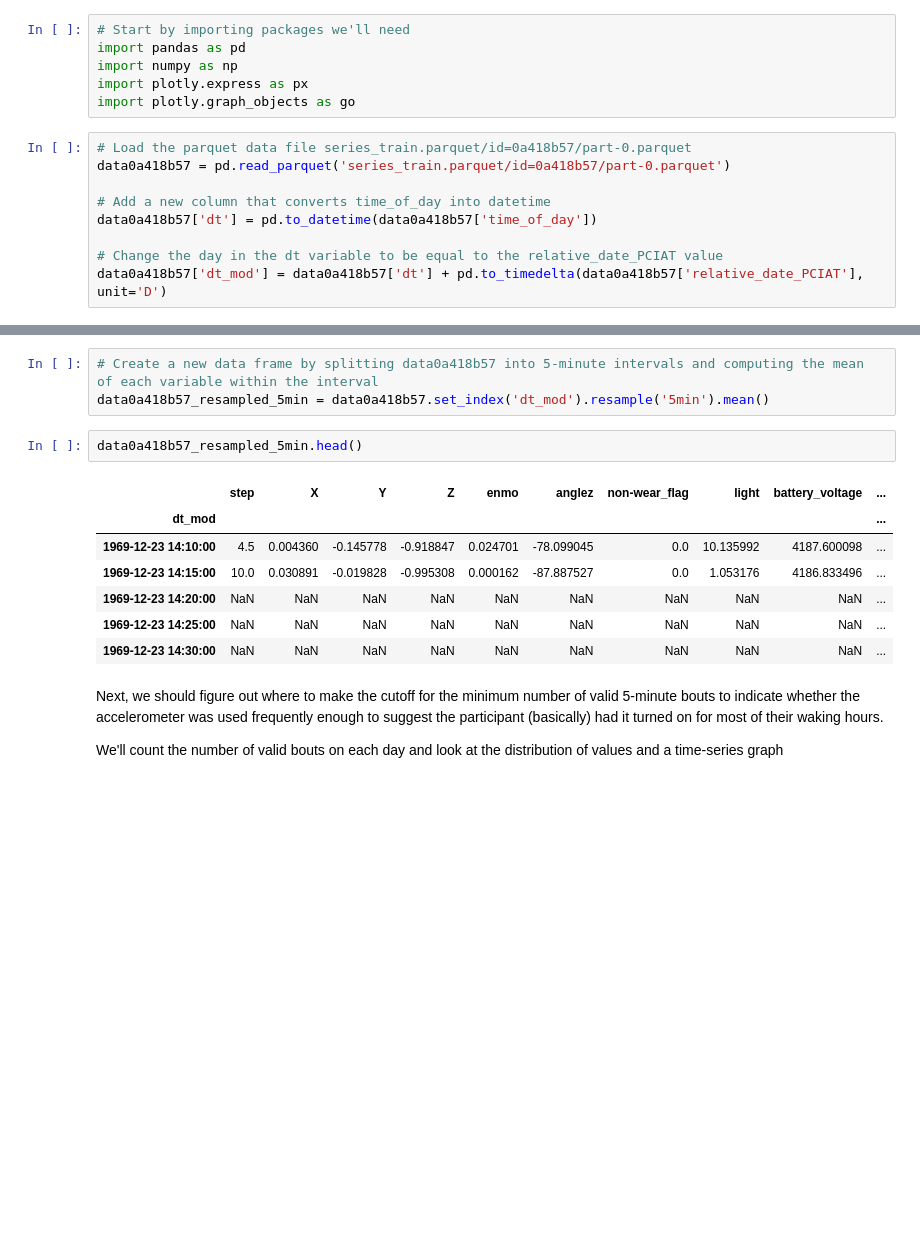
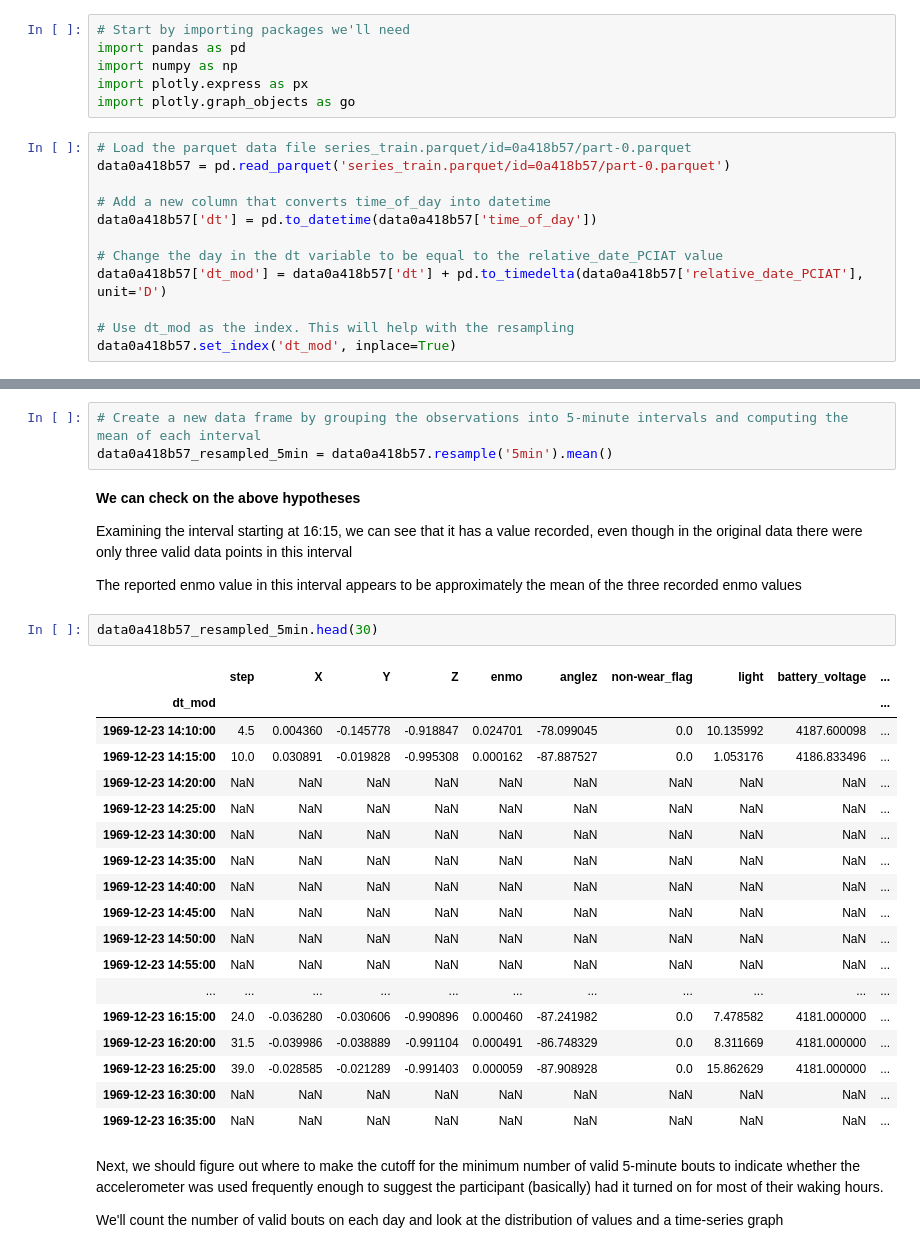
Before and after one commit to aarondweinberg/CMI_problematic_internet_use, a Jupyter notebook: Accelerometer_exploration_6_Alternative_MVPA_Identification.ipynb, the cells around one changed output, grey strips where cells are left out. Cells and saved outputs as stored; diff of their text form; blank space fills up the shorter version.

```diff
--- a/Accelerometer_exploration_6_Alternative_MVPA_Identification.ipynb
+++ b/Accelerometer_exploration_6_Alternative_MVPA_Identification.ipynb
@@ -23,3 +23,6 @@ data0a418b57['dt'] = pd.to_datetime(data0a418b57['time_of_day'])
 
 # Change the day in the dt variable to be equal to the relative_date_PCIAT value
 data0a418b57['dt_mod'] = data0a418b57['dt'] + pd.to_timedelta(data0a418b57['relative_date_PCIAT'], unit='D')
+
+# Use dt_mod as the index. This will help with the resampling
+data0a418b57.set_index('dt_mod', inplace=True)
@@ -26,16 +78,33 @@ data0a418b57['dt_mod'] = data0a418b57['dt'] + pd.to_timedelta(data0a418b57['rela
 # %%
-# Create a new data frame by splitting data0a418b57 into 5-minute intervals and computing the mean of each variable within the interval
-data0a418b57_resampled_5min = data0a418b57.set_index('dt_mod').resample('5min').mean()
+# Create a new data frame by grouping the observations into 5-minute intervals and computing the mean of each interval
+data0a418b57_resampled_5min = data0a418b57.resample('5min').mean()
+# %% [markdown]
+**We can check on the above hypotheses**
+
+Examining the interval starting at 16:15, we can see that it has a value recorded, even though in the original data there were only three valid data points in this interval
+
+The reported enmo value in this interval appears to be approximately the mean of the three recorded enmo values
 # %%
-data0a418b57_resampled_5min.head()
+data0a418b57_resampled_5min.head(30)
 # %% [output]
 |  | step | X | Y | Z | enmo | anglez | non-wear_flag | light | battery_voltage | ... |
 | dt_mod |  |  |  |  |  |  |  |  |  | ... |
 | 1969-12-23 14:10:00 | 4.5 | 0.004360 | -0.145778 | -0.918847 | 0.024701 | -78.099045 | 0.0 | 10.135992 | 4187.600098 | ... |
 | 1969-12-23 14:15:00 | 10.0 | 0.030891 | -0.019828 | -0.995308 | 0.000162 | -87.887527 | 0.0 | 1.053176 | 4186.833496 | ... |
 | 1969-12-23 14:20:00 | NaN | NaN | NaN | NaN | NaN | NaN | NaN | NaN | NaN | ... |
 | 1969-12-23 14:25:00 | NaN | NaN | NaN | NaN | NaN | NaN | NaN | NaN | NaN | ... |
 | 1969-12-23 14:30:00 | NaN | NaN | NaN | NaN | NaN | NaN | NaN | NaN | NaN | ... |
+| 1969-12-23 14:35:00 | NaN | NaN | NaN | NaN | NaN | NaN | NaN | NaN | NaN | ... |
+| 1969-12-23 14:40:00 | NaN | NaN | NaN | NaN | NaN | NaN | NaN | NaN | NaN | ... |
+| 1969-12-23 14:45:00 | NaN | NaN | NaN | NaN | NaN | NaN | NaN | NaN | NaN | ... |
+| 1969-12-23 14:50:00 | NaN | NaN | NaN | NaN | NaN | NaN | NaN | NaN | NaN | ... |
+| 1969-12-23 14:55:00 | NaN | NaN | NaN | NaN | NaN | NaN | NaN | NaN | NaN | ... |
+| ... | ... | ... | ... | ... | ... | ... | ... | ... | ... | ... |
+| 1969-12-23 16:15:00 | 24.0 | -0.036280 | -0.030606 | -0.990896 | 0.000460 | -87.241982 | 0.0 | 7.478582 | 4181.000000 | ... |
+| 1969-12-23 16:20:00 | 31.5 | -0.039986 | -0.038889 | -0.991104 | 0.000491 | -86.748329 | 0.0 | 8.311669 | 4181.000000 | ... |
+| 1969-12-23 16:25:00 | 39.0 | -0.028585 | -0.021289 | -0.991403 | 0.000059 | -87.908928 | 0.0 | 15.862629 | 4181.000000 | ... |
+| 1969-12-23 16:30:00 | NaN | NaN | NaN | NaN | NaN | NaN | NaN | NaN | NaN | ... |
+| 1969-12-23 16:35:00 | NaN | NaN | NaN | NaN | NaN | NaN | NaN | NaN | NaN | ... |
 # %% [markdown]
 Next, we should figure out where to make the cutoff for the minimum number of valid 5-minute bouts to indicate whether the accelerometer was used frequently enough to suggest the participant (basically) had it turned on for most of their waking hours.
 
```
Also changed, not shown: parts of 18 cells of this notebook.
